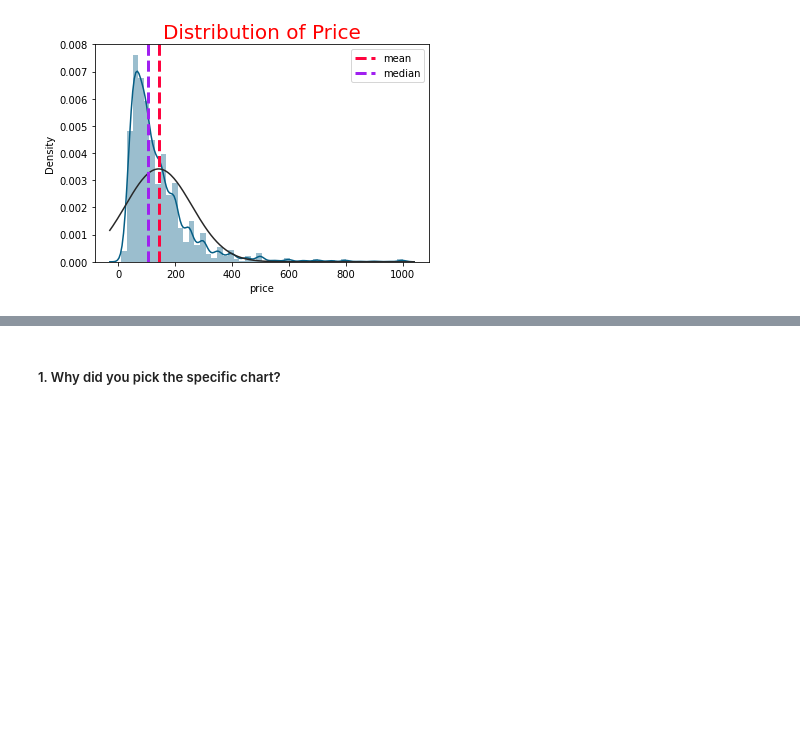
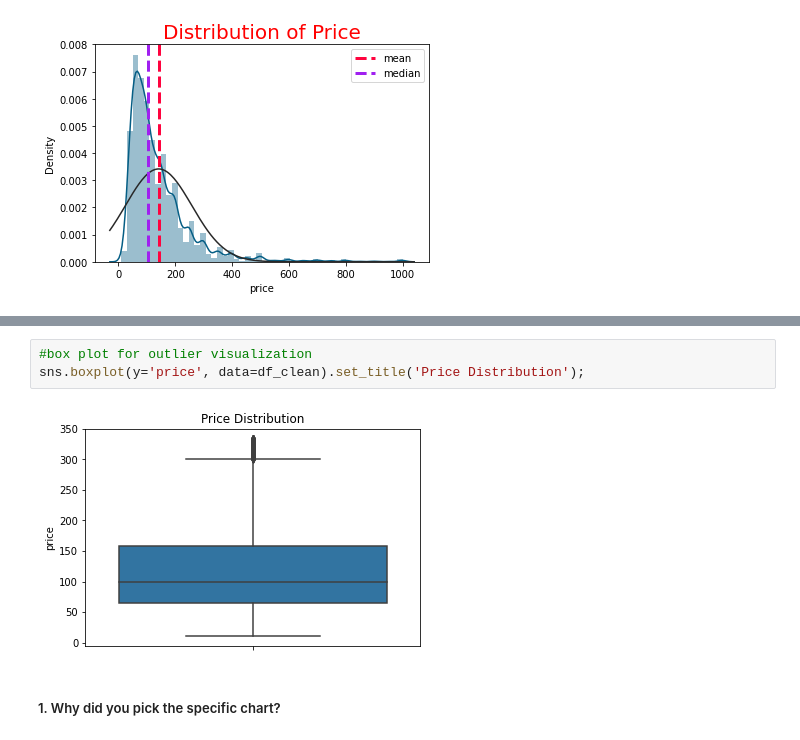
Before and after one commit to abhinav4201/Exploratory-data-analysis-EDA-Airbnb, a Jupyter notebook: Airbnb_Bookings_Analysis_Capstone_Project_1.ipynb, the cells around one changed output, grey strips where cells are left out. Drawn from its saved outputs; the diff is of its cells as text; blank space fills up the shorter version.

```diff
--- a/Airbnb_Bookings_Analysis_Capstone_Project_1.ipynb
+++ b/Airbnb_Bookings_Analysis_Capstone_Project_1.ipynb
@@ -370,3 +422,8 @@ plt.show()
+# %%
+#box plot for outlier visualization
+sns.boxplot(y='price', data=df_clean).set_title('Price Distribution');
+# %% [output]
+[figure, added]
 # %% [markdown]
 ##### 1. Why did you pick the specific chart?
 # %% [markdown]
```
Also changed, not shown: parts of 23 cells of this notebook.
